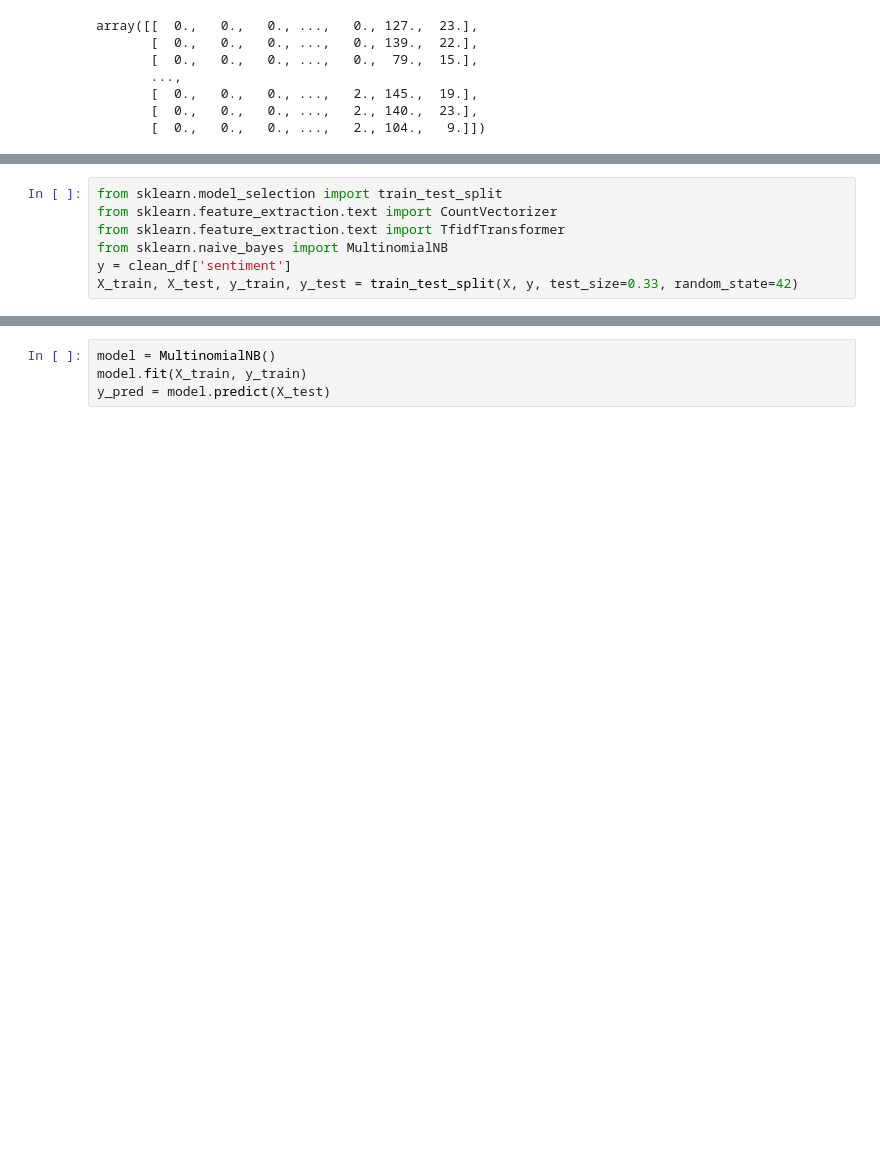
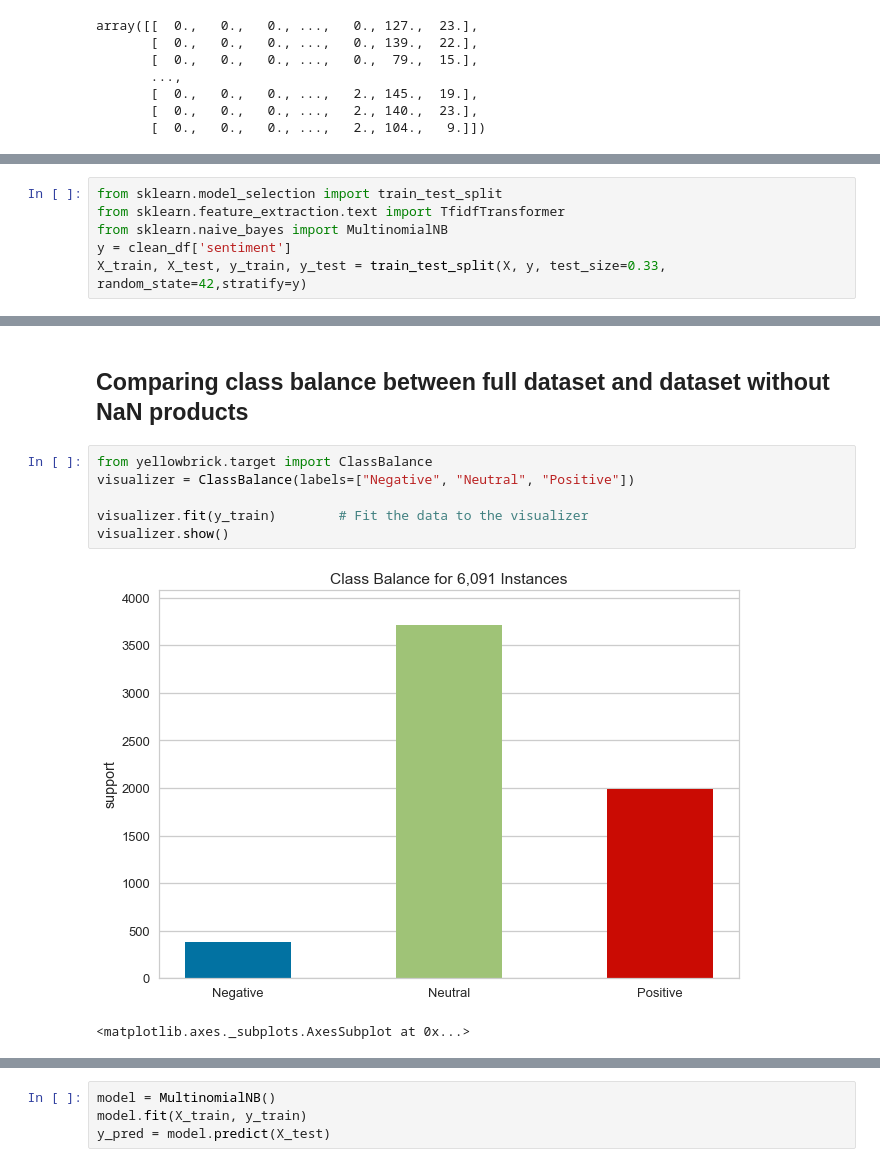
Before and after one commit to MichaelBurak/twitter_apple_sentiment, a Jupyter notebook: twitter_apple_google_sentiment.ipynb, the cells around one changed output, grey strips where cells are left out. Saved outputs shown, nothing was run; the diff lists cells and outputs as text; blank space fills up the shorter version.

```diff
--- a/twitter_apple_google_sentiment.ipynb
+++ b/twitter_apple_google_sentiment.ipynb
@@ -295,7 +505,6 @@ array([[  0.,   0.,   0., ...,   0., 127.,  23.],
 # %%
 from sklearn.model_selection import train_test_split
-from sklearn.feature_extraction.text import CountVectorizer
 from sklearn.feature_extraction.text import TfidfTransformer
 from sklearn.naive_bayes import MultinomialNB
 y = clean_df['sentiment']
-X_train, X_test, y_train, y_test = train_test_split(X, y, test_size=0.33, random_state=42)
+X_train, X_test, y_train, y_test = train_test_split(X, y, test_size=0.33, random_state=42,stratify=y)
@@ -303,0 +524,11 @@ from sklearn import metrics
+# %% [markdown]
+## Comparing class balance between full dataset and dataset without NaN products
+# %%
+from yellowbrick.target import ClassBalance
+visualizer = ClassBalance(labels=["Negative", "Neutral", "Positive"])
+
+visualizer.fit(y_train)        # Fit the data to the visualizer
+visualizer.show()
+# %% [output]
+[figure, added]
+<matplotlib.axes._subplots.AxesSubplot at 0x...>
```
Also changed, not shown: parts of 112 cells of this notebook, 1 other file.
